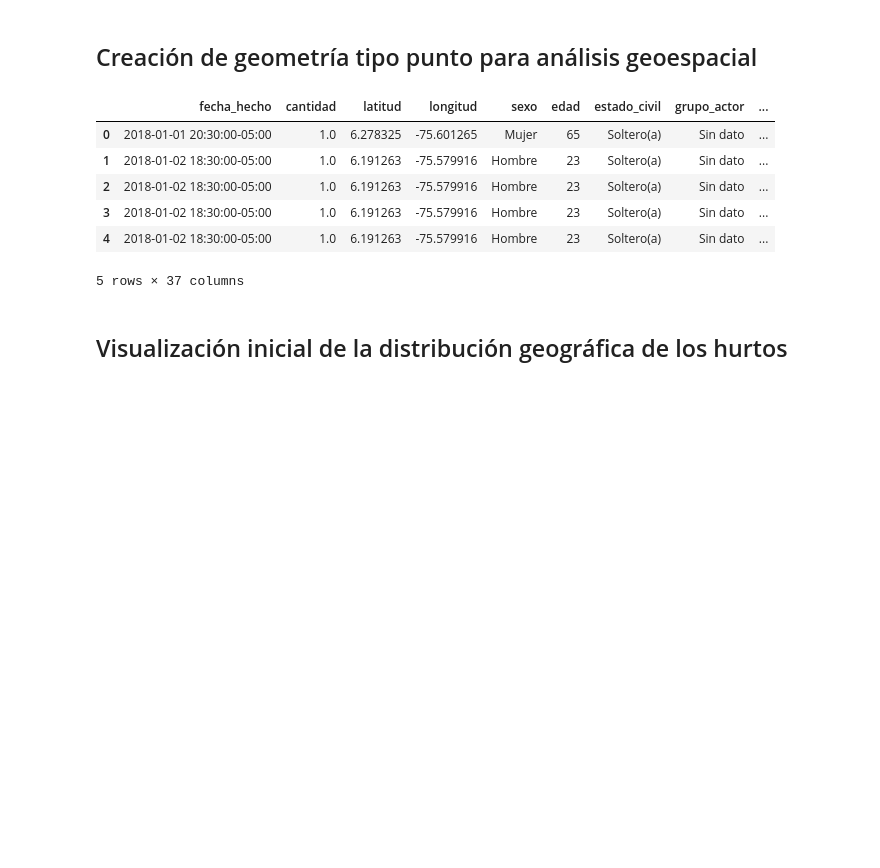
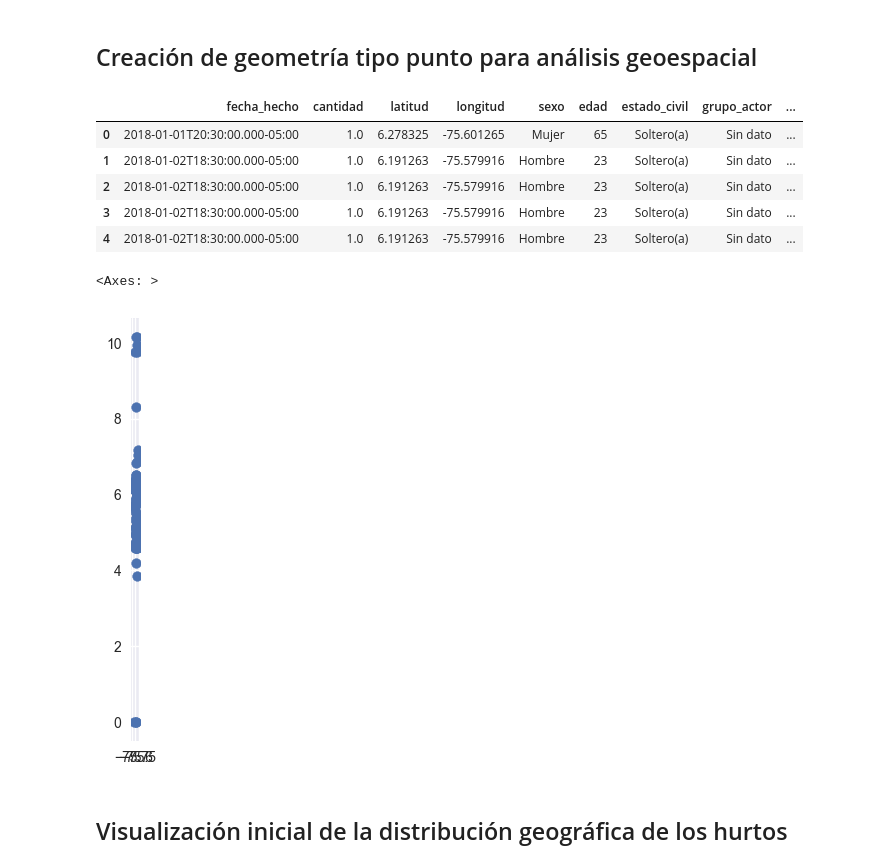
Before and after one commit to jomurielm/proyecto_analisis_geoespacial, a Jupyter notebook: analisis_hurto_medellin_2018.ipynb, the cells around one changed output. Saved outputs shown, nothing was run; the diff lists cells and outputs as text; code cells hidden in the pictures; blank space fills up the shorter version.

```diff
--- a/analisis_hurto_medellin_2018.ipynb
+++ b/analisis_hurto_medellin_2018.ipynb
@@ -75,17 +98,21 @@ df.shape
 # %% [markdown]
 ## Creación de geometría tipo punto para análisis geoespacial
 # %%
-geometry = [Point(xy) for xy in zip(df['longitud'], df['latitud'])]
-gdf = gpd.GeoDataFrame(df, geometry=geometry, crs='EPSG:4326')
+geometry = [Point(xy) for xy in zip(df_clean['longitud'], df['latitud'])]
+gdf = gpd.GeoDataFrame(df_clean, geometry=geometry, crs='EPSG:4326')
 gdf.head()
 # %% [output]
 |  | fecha_hecho | cantidad | latitud | longitud | sexo | edad | estado_civil | grupo_actor | ... |
-| 0 | 2018-01-01 20:30:00-05:00 | 1.0 | 6.278325 | -75.601265 | Mujer | 65 | Soltero(a) | Sin dato | ... |
-| 1 | 2018-01-02 18:30:00-05:00 | 1.0 | 6.191263 | -75.579916 | Hombre | 23 | Soltero(a) | Sin dato | ... |
-| 2 | 2018-01-02 18:30:00-05:00 | 1.0 | 6.191263 | -75.579916 | Hombre | 23 | Soltero(a) | Sin dato | ... |
-| 3 | 2018-01-02 18:30:00-05:00 | 1.0 | 6.191263 | -75.579916 | Hombre | 23 | Soltero(a) | Sin dato | ... |
-| 4 | 2018-01-02 18:30:00-05:00 | 1.0 | 6.191263 | -75.579916 | Hombre | 23 | Soltero(a) | Sin dato | ... |
+| 0 | 2018-01-01T20:30:00.000-05:00 | 1.0 | 6.278325 | -75.601265 | Mujer | 65 | Soltero(a) | Sin dato | ... |
+| 1 | 2018-01-02T18:30:00.000-05:00 | 1.0 | 6.191263 | -75.579916 | Hombre | 23 | Soltero(a) | Sin dato | ... |
+| 2 | 2018-01-02T18:30:00.000-05:00 | 1.0 | 6.191263 | -75.579916 | Hombre | 23 | Soltero(a) | Sin dato | ... |
+| 3 | 2018-01-02T18:30:00.000-05:00 | 1.0 | 6.191263 | -75.579916 | Hombre | 23 | Soltero(a) | Sin dato | ... |
+| 4 | 2018-01-02T18:30:00.000-05:00 | 1.0 | 6.191263 | -75.579916 | Hombre | 23 | Soltero(a) | Sin dato | ... |
-5 rows × 37 columns
+# %%
+gdf.plot()
+# %% [output]
+<Axes: >
+[figure, added]
 # %% [markdown]
 ## Visualización inicial de la distribución geográfica de los hurtos
 # %%
```
Also changed, not shown: parts of 7 cells of this notebook, 2 other files.
